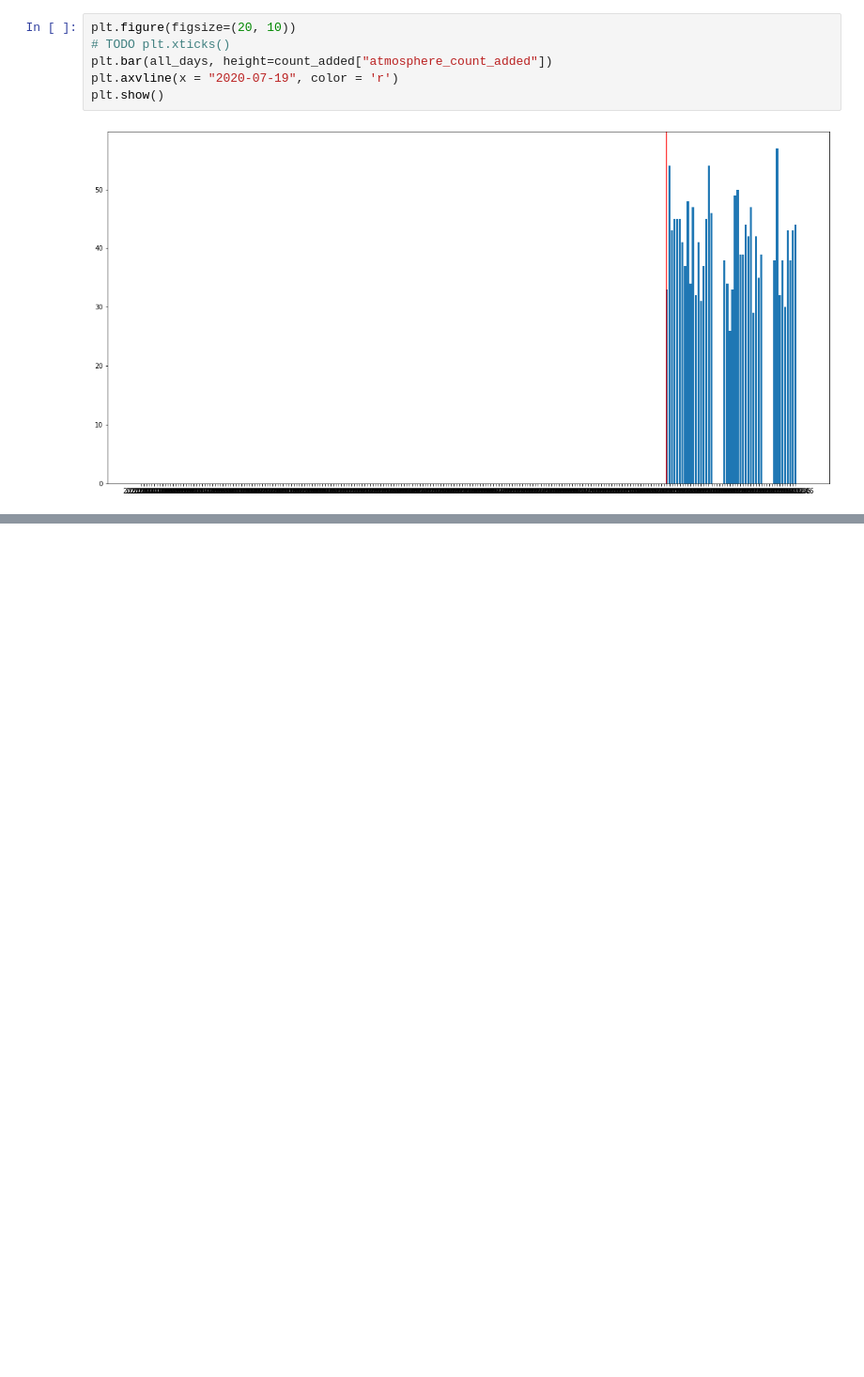
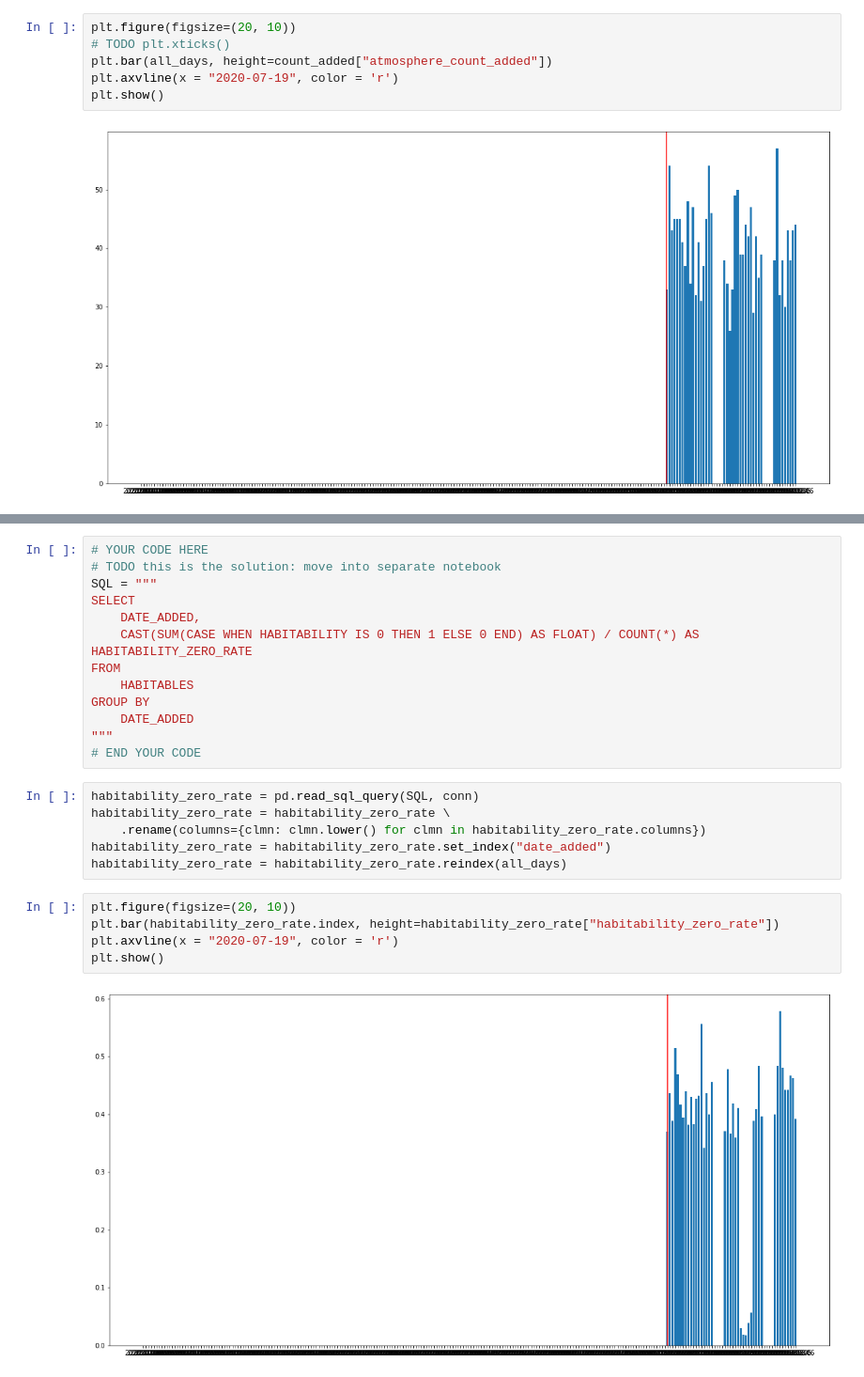
Before and after one commit to monte-carlo-data/data-downtime-challenge, a Jupyter notebook: exercise_2/ex2.ipynb, the cells around one changed output, grey strips where cells are left out. Shown: that part at 94% size. Drawn from its saved outputs; the diff is of its cells as text; blank space fills up the shorter version.

```diff
--- a/exercise_2/ex2.ipynb
+++ b/exercise_2/ex2.ipynb
@@ -254,0 +263,26 @@ plt.show()
+# %%
+# YOUR CODE HERE
+# TODO this is the solution: move into separate notebook
+SQL = """
+SELECT
+    DATE_ADDED,
+    CAST(SUM(CASE WHEN HABITABILITY IS 0 THEN 1 ELSE 0 END) AS FLOAT) / COUNT(*) AS HABITABILITY_ZERO_RATE
+FROM
+    HABITABLES
+GROUP BY
+    DATE_ADDED
+"""
+# END YOUR CODE
+# %%
+habitability_zero_rate = pd.read_sql_query(SQL, conn)
+habitability_zero_rate = habitability_zero_rate \
+    .rename(columns={clmn: clmn.lower() for clmn in habitability_zero_rate.columns})
+habitability_zero_rate = habitability_zero_rate.set_index("date_added")
+habitability_zero_rate = habitability_zero_rate.reindex(all_days)
+# %%
+plt.figure(figsize=(20, 10))
+plt.bar(habitability_zero_rate.index, height=habitability_zero_rate["habitability_zero_rate"])
+plt.axvline(x = "2020-07-19", color = 'r')
+plt.show()
+# %% [output]
+[figure, added]
```
Also changed, not shown: parts of 13 cells of this notebook, 5 other files.
